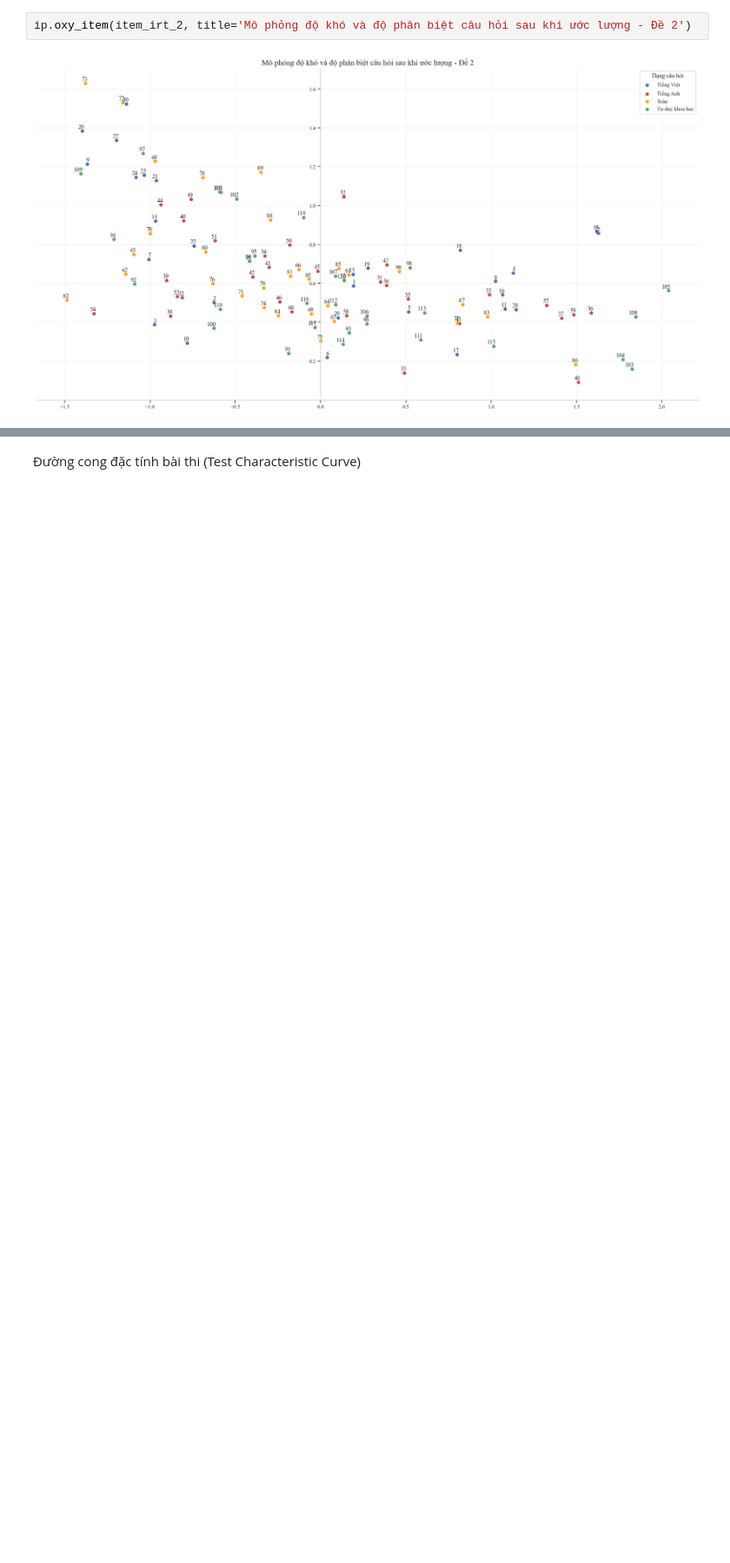
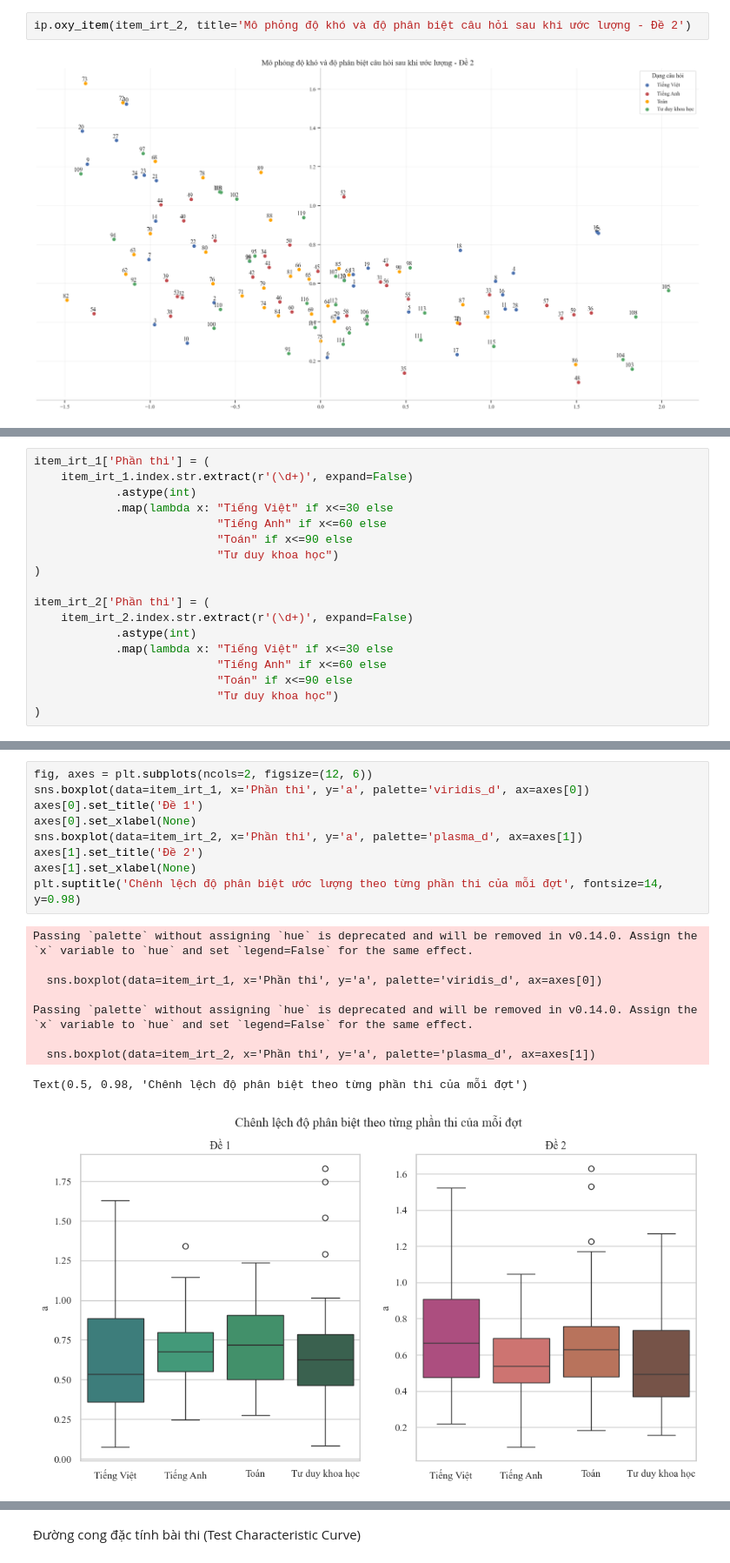
Before and after one commit to DuongThai2712/item-analysis-and-mmle-irt, a Jupyter notebook: main.ipynb, the cells around one changed output, grey strips where cells are left out. Shown at 87% size. Drawn from its saved outputs; the diff is of its cells as text; blank space fills up the shorter version.

```diff
--- a/main.ipynb
+++ b/main.ipynb
@@ -949,0 +988,18 @@ ip.oxy_item(item_irt_2, title='Mô phỏng độ khó và độ phân biệt câ
+# %%
+item_irt_1['Phần thi'] = (
+    item_irt_1.index.str.extract(r'(\d+)', expand=False)
+            .astype(int)
+            .map(lambda x: "Tiếng Việt" if x<=30 else
+                           "Tiếng Anh" if x<=60 else
+                           "Toán" if x<=90 else
+                           "Tư duy khoa học")
+)
+
+item_irt_2['Phần thi'] = (
+    item_irt_2.index.str.extract(r'(\d+)', expand=False)
+            .astype(int)
+            .map(lambda x: "Tiếng Việt" if x<=30 else
+                           "Tiếng Anh" if x<=60 else
+                           "Toán" if x<=90 else
+                           "Tư duy khoa học")
+)
@@ -949,0 +1022,19 @@ ip.oxy_item(item_irt_2, title='Mô phỏng độ khó và độ phân biệt câ
+# %%
+fig, axes = plt.subplots(ncols=2, figsize=(12, 6))
+sns.boxplot(data=item_irt_1, x='Phần thi', y='a', palette='viridis_d', ax=axes[0])
+axes[0].set_title('Đề 1')
+axes[0].set_xlabel(None)
+sns.boxplot(data=item_irt_2, x='Phần thi', y='a', palette='plasma_d', ax=axes[1])
+axes[1].set_title('Đề 2')
+axes[1].set_xlabel(None)
+plt.suptitle('Chênh lệch độ phân biệt ước lượng theo từng phần thi của mỗi đợt', fontsize=14, y=0.98)
+# %% [output]
+Passing `palette` without assigning `hue` is deprecated and will be removed in v0.14.0. Assign the `x` variable to `hue` and set `legend=False` for the same effect.
+
+  sns.boxplot(data=item_irt_1, x='Phần thi', y='a', palette='viridis_d', ax=axes[0])
+
+Passing `palette` without assigning `hue` is deprecated and will be removed in v0.14.0. Assign the `x` variable to `hue` and set `legend=False` for the same effect.
+
+  sns.boxplot(data=item_irt_2, x='Phần thi', y='a', palette='plasma_d', ax=axes[1])
+Text(0.5, 0.98, 'Chênh lệch độ phân biệt theo từng phần thi của mỗi đợt')
+[figure, added]
```
Also changed, not shown: parts of 6 cells of this notebook.
